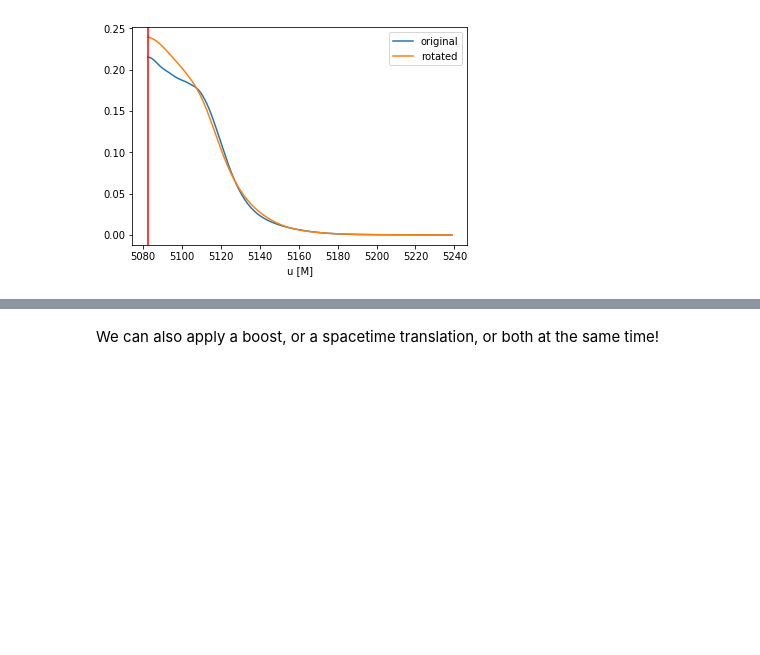
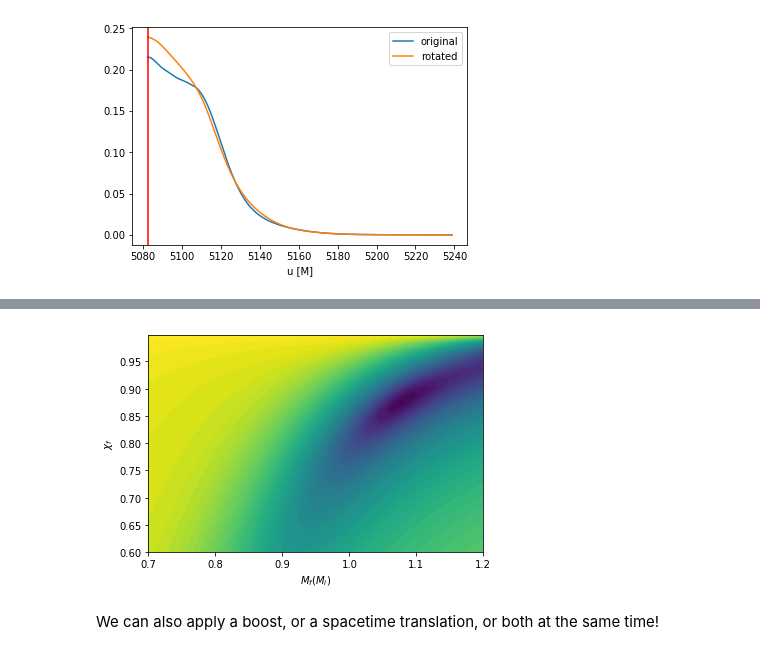
Before and after one commit to isaaclegred/qnm-fitting, a Jupyter notebook: Testing/scri_tutorial.ipynb, the cells around one changed output, grey strips where cells are left out. Drawn from its saved outputs; the diff is of its cells as text; code cells hidden in the pictures; blank space fills up the shorter version.

```diff
--- a/Testing/scri_tutorial.ipynb
+++ b/Testing/scri_tutorial.ipynb
@@ -343,3 +394,7 @@ array([[-1.07967955e+02, -7.50602258e-05,  2.00784040e-03],
+# %%
+PlotCosts.plot_minimal_costs(Yl2m2, offset=-60, num_steps=1000, a_bounds=[.6,.999], M_bounds=[.7, 1.2])
+# %% [output]
+[figure, added]
 # %% [markdown]
 We can also apply a boost, or a spacetime translation, or both at the same time!
 # %%
```
Also changed, not shown: parts of 33 cells of this notebook, 3 other files.
